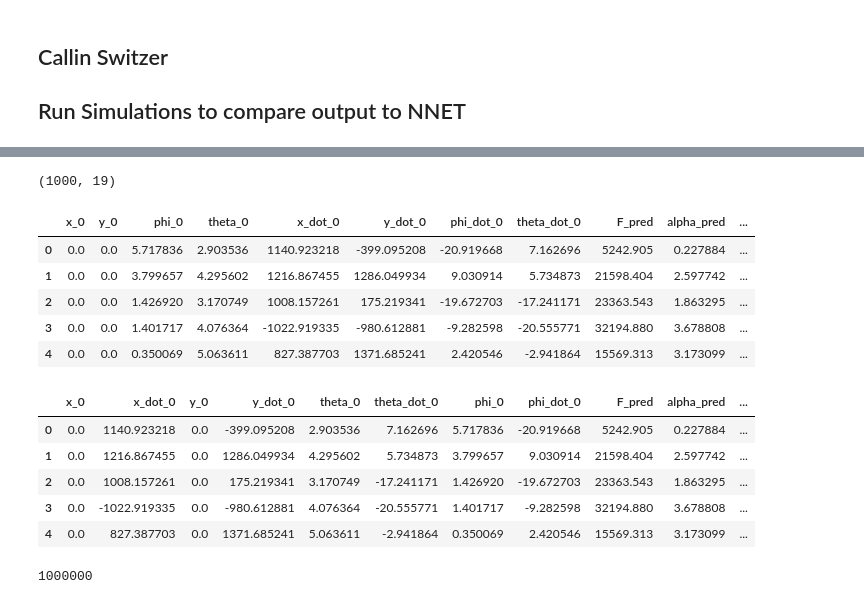
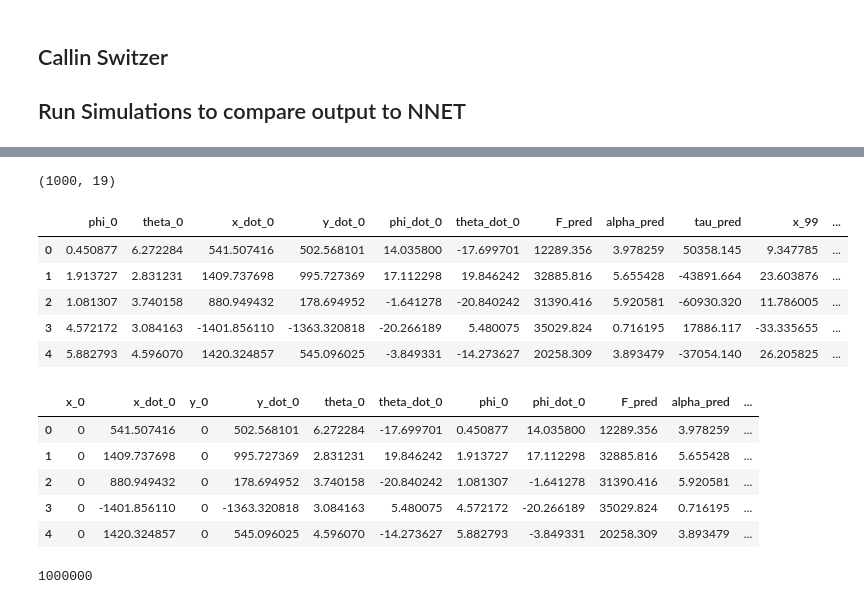
Before and after one commit to nifti-coe/ODE_Python, a Jupyter notebook: 005_RunSimulation_FromNNET.ipynb, the cells around one changed output, grey strips where cells are left out. Drawn from its saved outputs; the diff is of its cells as text; code cells hidden in the pictures.

```diff
--- a/005_RunSimulation_FromNNET.ipynb
+++ b/005_RunSimulation_FromNNET.ipynb
@@ -39,29 +39,31 @@ last run on 2019-01-01 16:11:54.770141
 # %%
 # Load data
 testDF = pd.read_csv(os.path.join(dataOutput, "NNpreds_RandomICs.csv"))
+testDF["x_0"] = 0
+testDF["y_0"] = 0
 testDF_sm= pd.read_csv(os.path.join(dataOutput, "NNpreds_small_RandomICs.csv"))
 # %%
 print(testDF_sm.shape)
-testDF_sm.head()
+testDF.head()
 # %% [output]
 (1000, 19)
-|  | x_0 | y_0 | phi_0 | theta_0 | x_dot_0 | y_dot_0 | phi_dot_0 | theta_dot_0 | F_pred | alpha_pred | ... |
-| 0 | 0.0 | 0.0 | 5.717836 | 2.903536 | 1140.923218 | -399.095208 | -20.919668 | 7.162696 | 5242.905 | 0.227884 | ... |
-| 1 | 0.0 | 0.0 | 3.799657 | 4.295602 | 1216.867455 | 1286.049934 | 9.030914 | 5.734873 | 21598.404 | 2.597742 | ... |
-| 2 | 0.0 | 0.0 | 1.426920 | 3.170749 | 1008.157261 | 175.219341 | -19.672703 | -17.241171 | 23363.543 | 1.863295 | ... |
-| 3 | 0.0 | 0.0 | 1.401717 | 4.076364 | -1022.919335 | -980.612881 | -9.282598 | -20.555771 | 32194.880 | 3.678808 | ... |
-| 4 | 0.0 | 0.0 | 0.350069 | 5.063611 | 827.387703 | 1371.685241 | 2.420546 | -2.941864 | 15569.313 | 3.173099 | ... |
+|  | phi_0 | theta_0 | x_dot_0 | y_dot_0 | phi_dot_0 | theta_dot_0 | F_pred | alpha_pred | tau_pred | x_99 | ... |
+| 0 | 0.450877 | 6.272284 | 541.507416 | 502.568101 | 14.035800 | -17.699701 | 12289.356 | 3.978259 | 50358.145 | 9.347785 | ... |
+| 1 | 1.913727 | 2.831231 | 1409.737698 | 995.727369 | 17.112298 | 19.846242 | 32885.816 | 5.655428 | -43891.664 | 23.603876 | ... |
+| 2 | 1.081307 | 3.740158 | 880.949432 | 178.694952 | -1.641278 | -20.840242 | 31390.416 | 5.920581 | -60930.320 | 11.786005 | ... |
+| 3 | 4.572172 | 3.084163 | -1401.856110 | -1363.320818 | -20.266189 | 5.480075 | 35029.824 | 0.716195 | 17886.117 | -33.335655 | ... |
+| 4 | 5.882793 | 4.596070 | 1420.324857 | 545.096025 | -3.849331 | -14.273627 | 20258.309 | 3.893479 | -37054.140 | 26.205825 | ... |
 # %%
-testDF_sm[["x_0", "x_dot_0", "y_0", "y_dot_0",
+testDF[["x_0", "x_dot_0", "y_0", "y_dot_0",
            "theta_0", "theta_dot_0", "phi_0", "phi_dot_0",
            "F_pred", "alpha_pred", "tau_pred"]].head()
 # %% [output]
 |  | x_0 | x_dot_0 | y_0 | y_dot_0 | theta_0 | theta_dot_0 | phi_0 | phi_dot_0 | F_pred | alpha_pred | ... |
-| 0 | 0.0 | 1140.923218 | 0.0 | -399.095208 | 2.903536 | 7.162696 | 5.717836 | -20.919668 | 5242.905 | 0.227884 | ... |
-| 1 | 0.0 | 1216.867455 | 0.0 | 1286.049934 | 4.295602 | 5.734873 | 3.799657 | 9.030914 | 21598.404 | 2.597742 | ... |
-| 2 | 0.0 | 1008.157261 | 0.0 | 175.219341 | 3.170749 | -17.241171 | 1.426920 | -19.672703 | 23363.543 | 1.863295 | ... |
-| 3 | 0.0 | -1022.919335 | 0.0 | -980.612881 | 4.076364 | -20.555771 | 1.401717 | -9.282598 | 32194.880 | 3.678808 | ... |
-| 4 | 0.0 | 827.387703 | 0.0 | 1371.685241 | 5.063611 | -2.941864 | 0.350069 | 2.420546 | 15569.313 | 3.173099 | ... |
+| 0 | 0 | 541.507416 | 0 | 502.568101 | 6.272284 | -17.699701 | 0.450877 | 14.035800 | 12289.356 | 3.978259 | ... |
+| 1 | 0 | 1409.737698 | 0 | 995.727369 | 2.831231 | 19.846242 | 1.913727 | 17.112298 | 32885.816 | 5.655428 | ... |
+| 2 | 0 | 880.949432 | 0 | 178.694952 | 3.740158 | -20.840242 | 1.081307 | -1.641278 | 31390.416 | 5.920581 | ... |
+| 3 | 0 | -1401.856110 | 0 | -1363.320818 | 3.084163 | 5.480075 | 4.572172 | -20.266189 | 35029.824 | 0.716195 | ... |
+| 4 | 0 | 1420.324857 | 0 | 545.096025 | 4.596070 | -14.273627 | 5.882793 | -3.849331 | 20258.309 | 3.893479 | ... |
 # %%
 testDF.shape[0]
 # %% [output]
```
Also changed, not shown: parts of 6 cells of this notebook, 1 other file.
